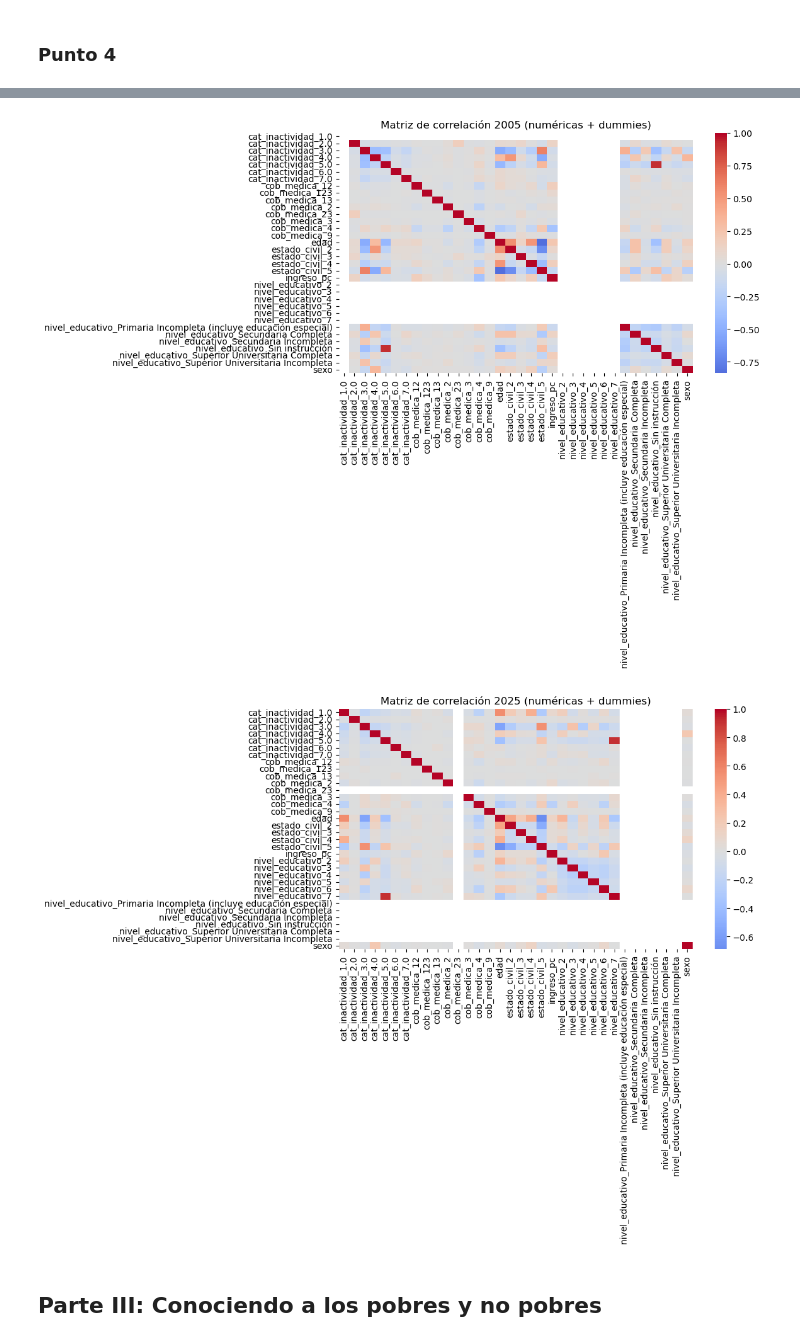
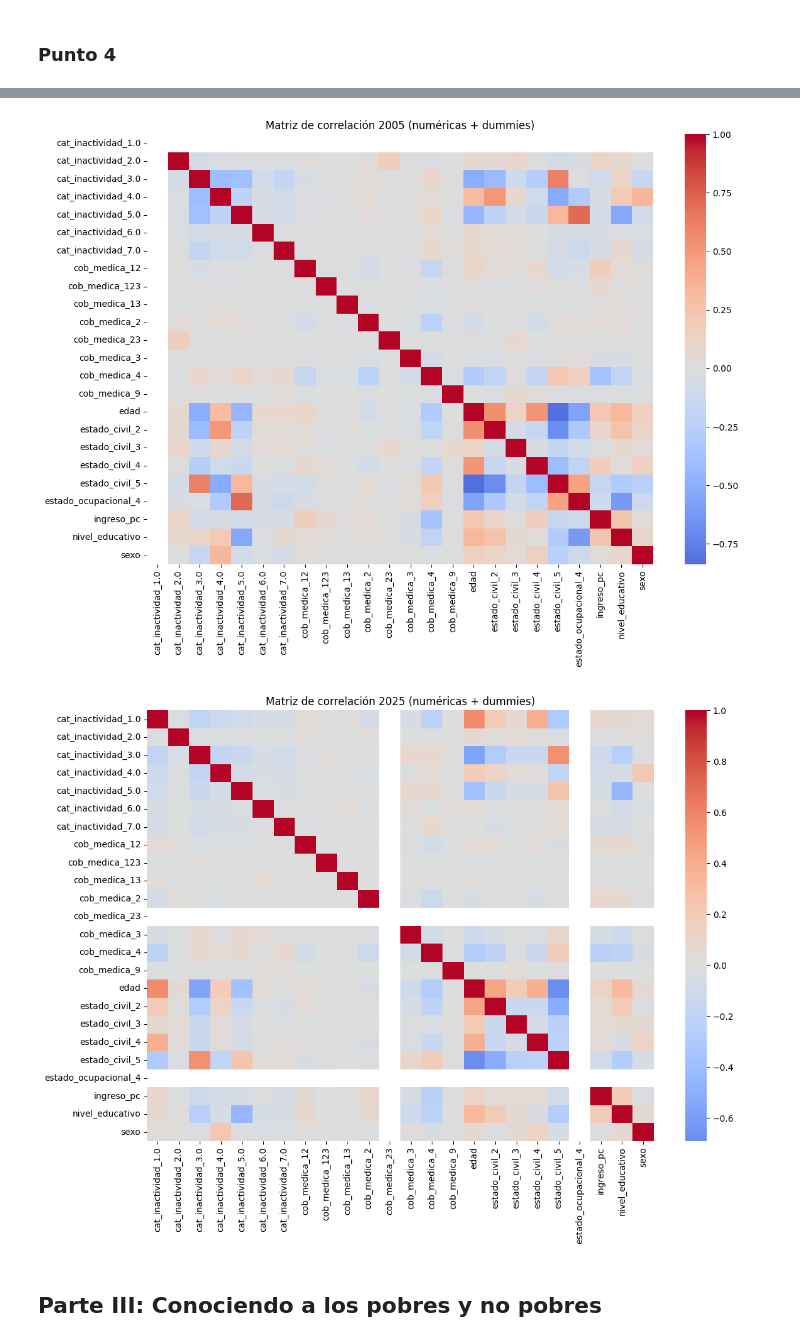
Before and after one commit to caterinawalker/Ciencia-de-Datos, a Jupyter notebook: coding (2).ipynb, the cells around one changed output, grey strips where cells are left out. Drawn from its saved outputs; the diff is of its cells as text; code cells hidden in the pictures.

Commit message:
le di un orden de valor a nivel educativo, en lugar de con variables dummies

```diff
--- a/coding (2).ipynb
+++ b/coding (2).ipynb
@@ -50,8 +50,8 @@ import pandas as pd
 import os
 # %%
 #Cambié a como estaba porque no me leía el archivo la verga esta
-os.chdir("/Users/solgoren/Desktop/UdeSA/Ciencia de datos/TP1")# reemplazar x la ruta de cada uno
-df = pd.read_excel("usu_individual_T125.xlsx")
+# reemplazar x la ruta de cada uno
+df = pd.read_excel("C:/Users/loloa/OneDrive/Escritorio/facu/Ciencia de datos/tp/Ciencia-de-Datos/usu_individual_T125.xlsx")
 
 print(df.head())
 # %% [output]
@@ -349,3 +344,23 @@ d2005 ipcf min: 0.0 max: 7500.0
 d2025 ipcf min: 0.0 max: 8600000.0
 d2005 ipcf min: 0.0 max: 7272075.0
 d2025 ipcf min: 0.0 max: 8600000.0
+# %%
+d2005["nivel_ed"] = d2005["nivel_ed"].replace({
+    'Primaria Completa': 2,
+    'Superior Universitaria Completa': 6,
+    'Sin instrucción': 7,
+    'Secundaria Incompleta': 3,
+    'Superior Universitaria Incompleta': 5,
+    'Secundaria Completa': 4,
+    'Primaria Incompleta (incluye educación especial)': 1
+})
+
+print("Valores únicos en df_pampeana2005['nivel_ed']:")
+print(d2005["nivel_ed"].unique)
+print(d2025["nivel_ed"].unique())
+# Verificar si todos los valores únicos de d2005["nivel_ed"] están en d2025["nivel_ed"]
+valores_d2005 = set(d2005["nivel_ed"].dropna().unique())
+valores_d2025 = set(d2025["nivel_ed"].dropna().unique())
+todos_en_2025 = valores_d2005.issubset(valores_d2025)
+print("¿Todos los valores únicos de d2005['nivel_ed'] están en d2025['nivel_ed']?:", todos_en_2025)
+print("Valores en d2005 y no en d2025:", valores_d2005 - valores_d2025)
@@ -982,7 +961,8 @@ rename_dict = {
     "cat_inac": "cat_inactividad",
     "ipcf": "ingreso_pc"
 }
-cat_cols = ["estado_civil","cob_medica","nivel_educativo","estado_ocupacional","cat_inactividad"]
+# ⚠️ sacamos nivel_educativo porque ya es ordinal
+cat_cols = ["estado_civil","cob_medica","estado_ocupacional","cat_inactividad"]
 
 def preparar_para_corr(df, year):
     # subset + rename
@@ -1004,6 +984,12 @@ def preparar_para_corr(df, year):
 
     # ipcf (ingreso per cápita) a numérico
     d["ingreso_pc"] = pd.to_numeric(d["ingreso_pc"], errors="coerce").astype("Float64")
+
+    # nivel educativo: robust ordinal mapping
+    nivel_map = {"7": 1, "1": 2, "2": 3, "3": 4, "4": 5, "5": 6, "6": 7}
+    d["nivel_educativo"] = d["nivel_educativo"].astype(str).str.strip()
+    d.loc[~d["nivel_educativo"].isin(nivel_map.keys()), "nivel_educativo"] = pd.NA
+    d["nivel_educativo"] = d["nivel_educativo"].map(nivel_map).astype("Float64")
 
     # pasar categóricas a string limpio (si vienen con objetos/códigos)
     for c in cat_cols:
@@ -1014,35 +1000,35 @@ def preparar_para_corr(df, year):
 
     # crear dummies (drop_first para evitar colinealidad)
     d = pd.get_dummies(d, columns=[c for c in cat_cols if c in d.columns], drop_first=True)
 
     return d
 
 # preparar ambos años
 df2005 = preparar_para_corr(df_combinado, 2005)
 df2025 = preparar_para_corr(df_combinado, 2025)
 
 # alinear columnas (por si algún año no tiene alguna categoría)
 df2005, df2025 = df2005.align(df2025, join="outer", axis=1, fill_value=0)
 
 # calcular correlaciones
 corr2005 = df2005.corr(numeric_only=True)
 corr2025 = df2025.corr(numeric_only=True)
 
 # graficar
 plt.figure(figsize=(12,9))
 sns.heatmap(corr2005, cmap="coolwarm", center=0)
 plt.title("Matriz de correlación 2005 (numéricas + dummies)")
 plt.tight_layout()
 plt.show()
 
 plt.figure(figsize=(12,9))
 sns.heatmap(corr2025, cmap="coolwarm", center=0)
 plt.title("Matriz de correlación 2025 (numéricas + dummies)")
 plt.tight_layout()
 plt.show()
 # %% [output]
-[figure, old version]
+[figure, new version]
-[figure, old version]
+[figure, new version]
 # %% [markdown]
 ## **Parte III: Conociendo a los pobres y no pobres**
 # %% [markdown]
```
Also changed, not shown: parts of 26 cells of this notebook.
